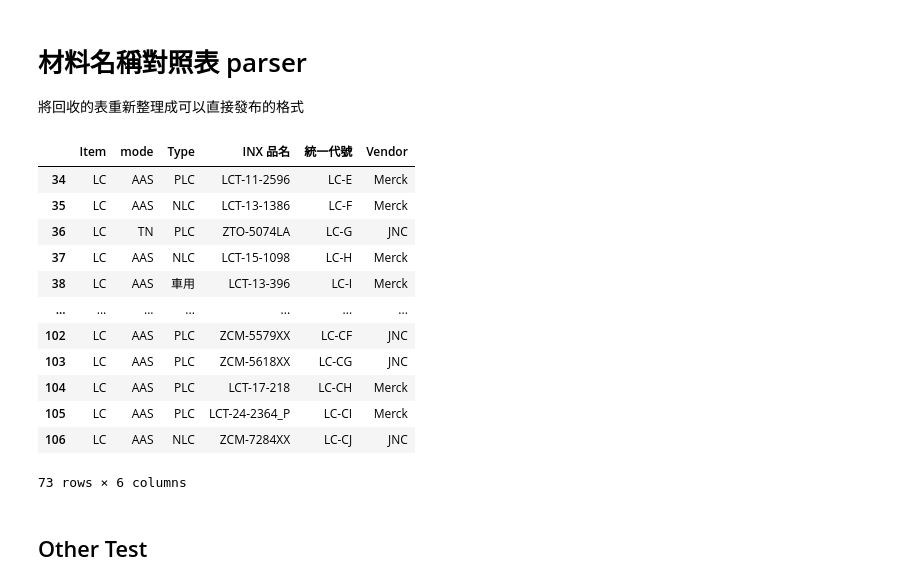
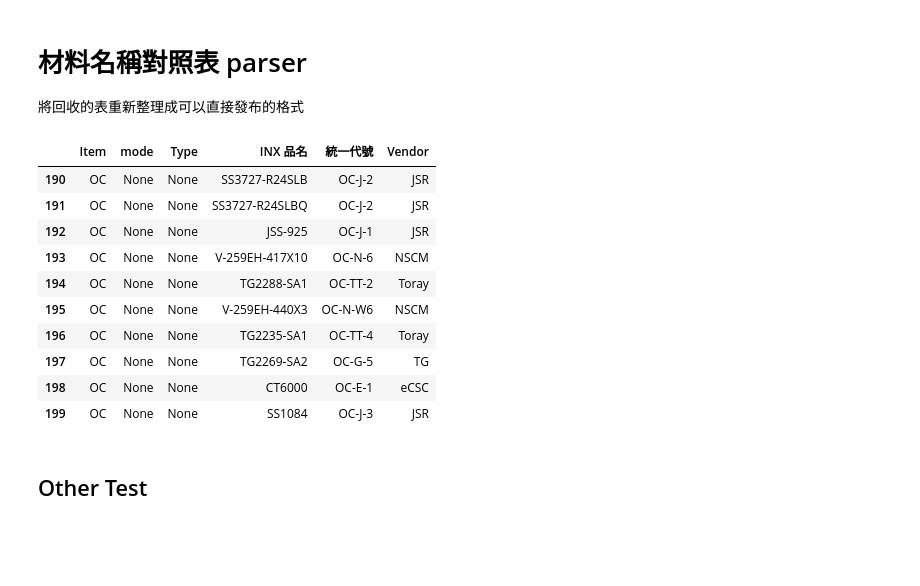
Before and after one commit to dimsplendid/innolux, a Jupyter notebook: notebooks/材料大地圖/material_name_alignment.ipynb, the cells around one changed output. Saved outputs shown, nothing was run; the diff lists cells and outputs as text; code cells hidden in the pictures; blank space fills up the shorter version.

```diff
--- a/notebooks/材料大地圖/material_name_alignment.ipynb
+++ b/notebooks/材料大地圖/material_name_alignment.ipynb
@@ -50,21 +50,19 @@ result = pd.concat([lcd_df, cf_df], ignore_index=True)
 result['mode'] = result['mode'].apply(lambda s: s.upper() if type(s) == str else None)
 result['Type'] = result['Type'].apply(lambda s: s.upper() if type(s) == str else None)
 # %%
-result[result['Item']=='LC']
+result[result['Item']=='OC']
 # %% [output]
 |  | Item | mode | Type | INX 品名 | 統一代號 | Vendor |
-| 34 | LC | AAS | PLC | LCT-11-2596 | LC-E | Merck |
-| 35 | LC | AAS | NLC | LCT-13-1386 | LC-F | Merck |
-| 36 | LC | TN | PLC | ZTO-5074LA | LC-G | JNC |
-| 37 | LC | AAS | NLC | LCT-15-1098 | LC-H | Merck |
-| 38 | LC | AAS | 車用 | LCT-13-396 | LC-I | Merck |
-| ... | ... | ... | ... | ... | ... | ... |
-| 102 | LC | AAS | PLC | ZCM-5579XX | LC-CF | JNC |
-| 103 | LC | AAS | PLC | ZCM-5618XX | LC-CG | JNC |
-| 104 | LC | AAS | PLC | LCT-17-218 | LC-CH | Merck |
-| 105 | LC | AAS | PLC | LCT-24-2364_P | LC-CI | Merck |
-| 106 | LC | AAS | NLC | ZCM-7284XX | LC-CJ | JNC |
+| 190 | OC | None | None | SS3727-R24SLB | OC-J-2 | JSR |
+| 191 | OC | None | None | SS3727-R24SLBQ | OC-J-2 | JSR |
+| 192 | OC | None | None | JSS-925 | OC-J-1 | JSR |
+| 193 | OC | None | None | V-259EH-417X10 | OC-N-6 | NSCM |
+| 194 | OC | None | None | TG2288-SA1 | OC-TT-2 | Toray |
+| 195 | OC | None | None | V-259EH-440X3 | OC-N-W6 | NSCM |
+| 196 | OC | None | None | TG2235-SA1 | OC-TT-4 | Toray |
+| 197 | OC | None | None | TG2269-SA2 | OC-G-5 | TG |
+| 198 | OC | None | None | CT6000 | OC-E-1 | eCSC |
+| 199 | OC | None | None | SS1084 | OC-J-3 | JSR |
-73 rows × 6 columns
 # %%
 result.to_excel(target_path, index=False)
 # %% [markdown]
```
Also changed, not shown: parts of 1 cell of this notebook, 5 other files.
